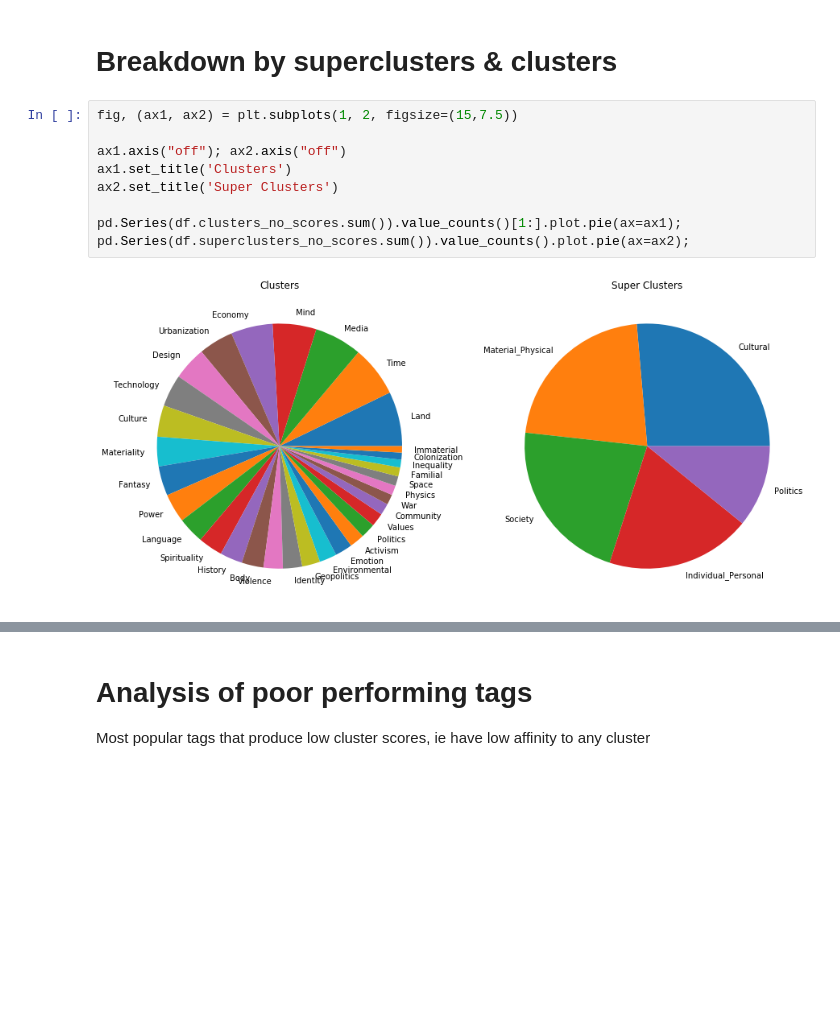
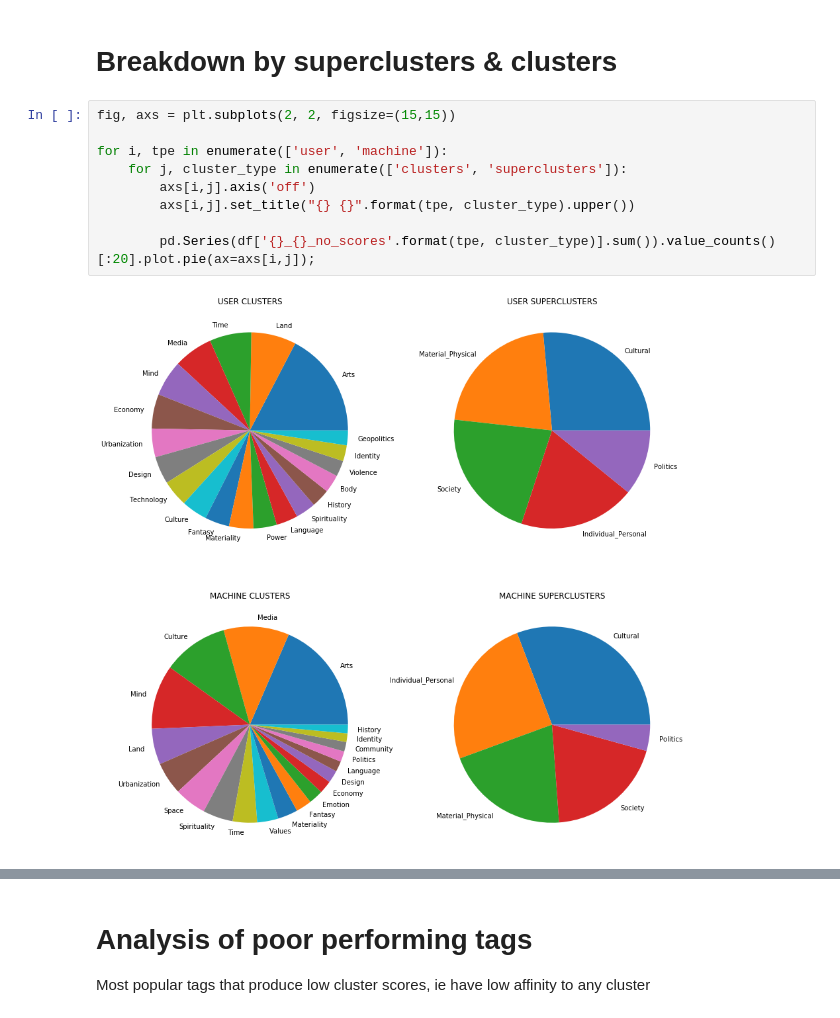
Before and after one commit to darenr/kadist-autotagging, a Jupyter notebook: Kadist Tagged Corpus.ipynb, the cells around one changed output, grey strips where cells are left out. Drawn from its saved outputs; the diff is of its cells as text; blank space fills up the shorter version.

```diff
--- a/Kadist Tagged Corpus.ipynb
+++ b/Kadist Tagged Corpus.ipynb
@@ -24,13 +31,13 @@ df.head()
 # %% [markdown]
 # Breakdown by superclusters & clusters
-# %%
-fig, (ax1, ax2) = plt.subplots(1, 2, figsize=(15,7.5))
-
-ax1.axis("off"); ax2.axis("off")
-ax1.set_title('Clusters')
-ax2.set_title('Super Clusters')
-
-pd.Series(df.clusters_no_scores.sum()).value_counts()[1:].plot.pie(ax=ax1);
-pd.Series(df.superclusters_no_scores.sum()).value_counts().plot.pie(ax=ax2);
-# %% [output]
-[figure, removed]
+# %%
+fig, axs = plt.subplots(2, 2, figsize=(15,15))
+
+for i, tpe in enumerate(['user', 'machine']):
+    for j, cluster_type in enumerate(['clusters', 'superclusters']):
+        axs[i,j].axis('off')
+        axs[i,j].set_title("{} {}".format(tpe, cluster_type).upper())
+
+        pd.Series(df['{}_{}_no_scores'.format(tpe, cluster_type)].sum()).value_counts()[:20].plot.pie(ax=axs[i,j]);
+# %% [output]
+[figure, added]
```
Also changed, not shown: parts of 4 cells of this notebook, 3 other files.
